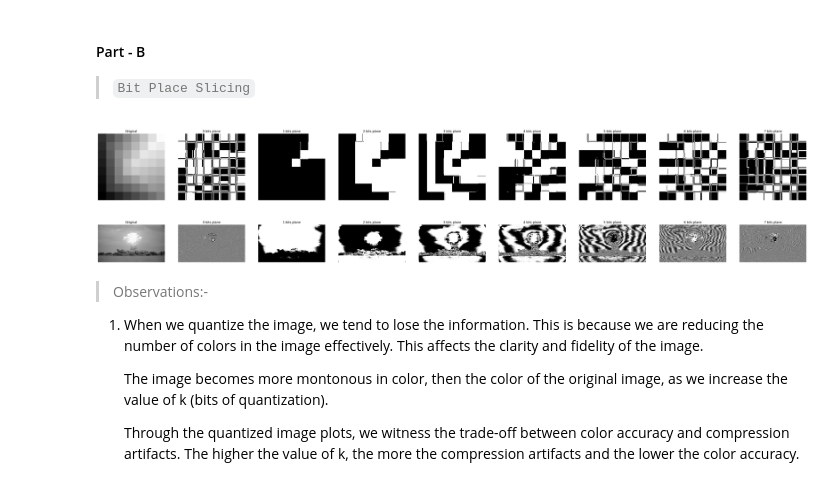
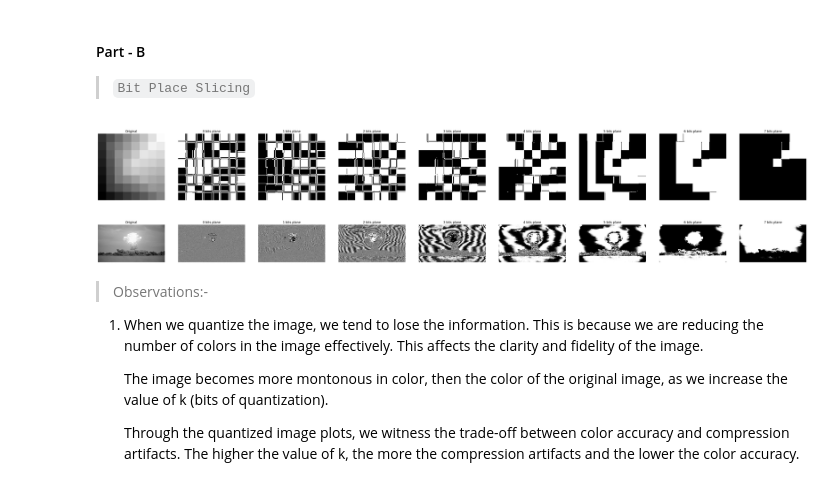
Before and after one commit to bhavberi/DIP-Assignments, a Jupyter notebook: src/2.ipynb, the cells around one changed output. Drawn from its saved outputs; the diff is of its cells as text; code cells hidden in the pictures.

```diff
--- a/src/2.ipynb
+++ b/src/2.ipynb
@@ -82,15 +82,20 @@ def BitPlanes(img, asc=False):
     else:
         return [BitPlane(img, i) for i in range(7, -1, -1)]
 
-def show_bitplane_images(bitplane_images, original_image, title='{} bits plane'):
+def show_bitplane_images(bitplane_images, original_image, title='{} bits plane', asc=False):
     fig, axs = plt.subplots(1,9)
 
     axs[0].imshow(original_image, cmap='gray')
     axs[0].set_title('Original')
     axs[0].axis('off')
 
-    for i in range(7, -1, -1):
-        new_image = bitplane_images[i-1]
+    if asc:
+        loop = range(8)
+    else:
+        loop = range(7, -1, -1)
+
+    for i in loop:
+        new_image = bitplane_images[i]
         axs[i+1].imshow(new_image, cmap='gray')
         axs[i+1].set_title(title.format(i))
         axs[i+1].axis('off')
@@ -125,16 +130,16 @@ show_quantized_images(quantized_images, img)
 img0 = read_image('quantize.jpg', cvtcolor="GRAY")
 img = read_image('atomicbomb.jpg', cvtcolor="GRAY")
 # %%
-bitplane0 = BitPlanes(img0)
-bitplane = BitPlanes(img)
+bitplane0 = BitPlanes(img0, asc=True)
+bitplane = BitPlanes(img, asc=True)
 # %%
-show_bitplane_images(bitplane0, img0)
+show_bitplane_images(bitplane0, img0, asc=True)
 # %% [output]
-[figure, old version]
+[figure, new version]
 # %%
-show_bitplane_images(bitplane, img)
+show_bitplane_images(bitplane, img, asc=True)
 # %% [output]
-[figure, old version]
+[figure, new version]
 # %% [markdown]
 > Observations:-
 
```
